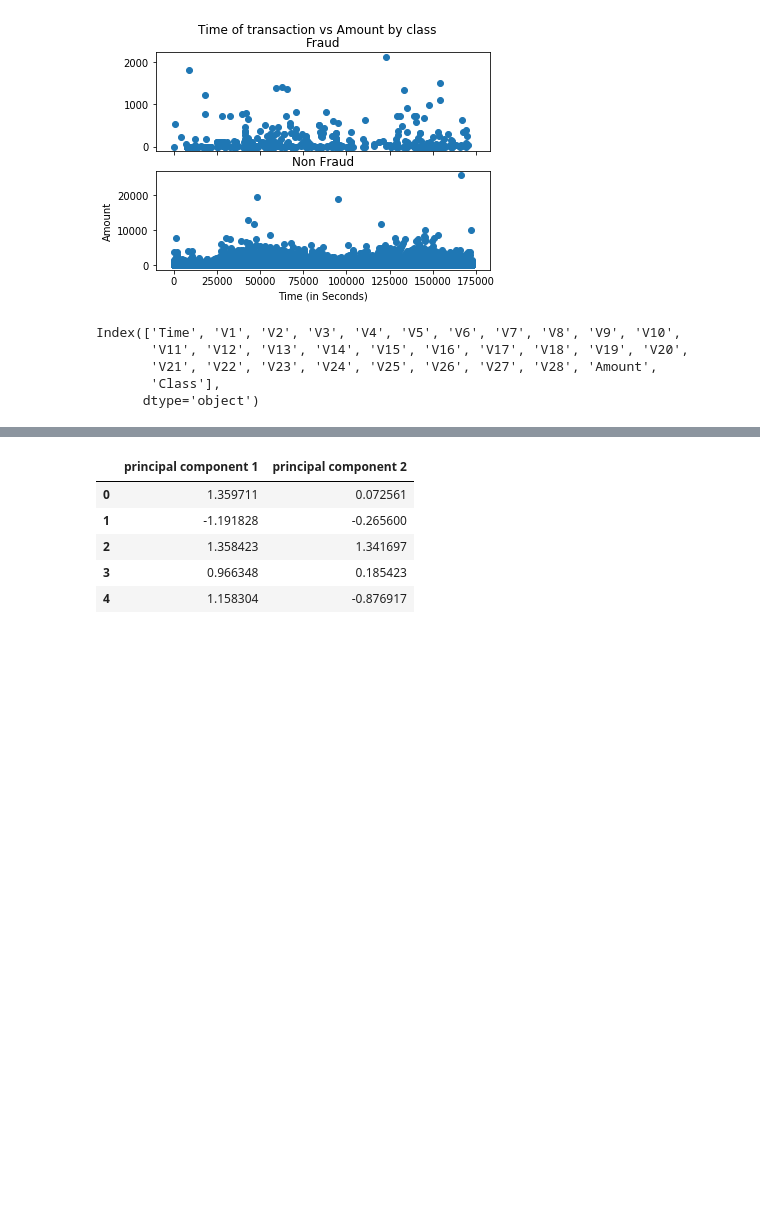
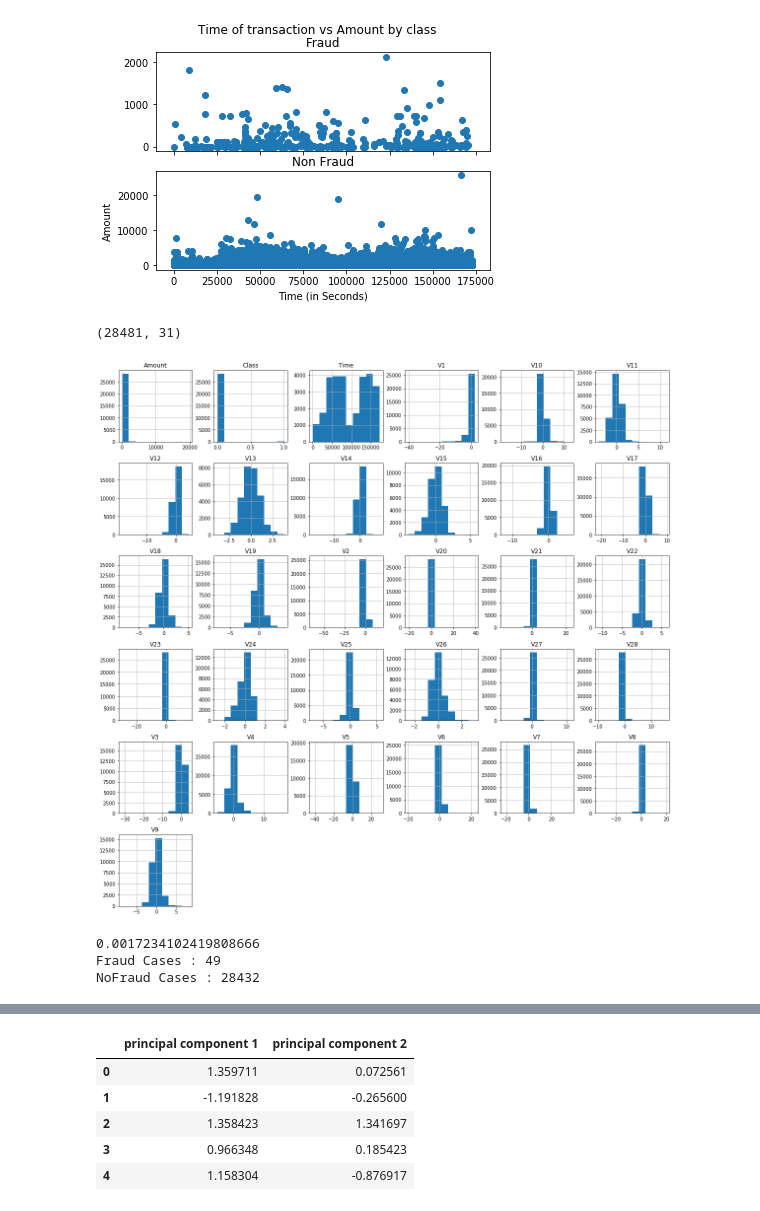
Before and after one commit to bukhbayar/capstone-finance, a Jupyter notebook: notebooks/1.0-credit-card-fraud.ipynb, the cells around one changed output, grey strips where cells are left out. Cells and saved outputs as stored; diff of their text form; code cells hidden in the pictures; blank space fills up the shorter version.

```diff
--- a/notebooks/1.0-credit-card-fraud.ipynb
+++ b/notebooks/1.0-credit-card-fraud.ipynb
@@ -148,11 +152,26 @@ plt.ylabel('Amount')
 plt.show()
 # %% [output]
 [figure]
-# %%
-df.columns
-# %% [output]
-Index(['Time', 'V1', 'V2', 'V3', 'V4', 'V5', 'V6', 'V7', 'V8', 'V9', 'V10',
-       'V11', 'V12', 'V13', 'V14', 'V15', 'V16', 'V17', 'V18', 'V19', 'V20',
-       'V21', 'V22', 'V23', 'V24', 'V25', 'V26', 'V27', 'V28', 'Amount',
-       'Class'],
-      dtype='object')
+# %%
+df_sample = df.sample(frac = 0.1, random_state=1)
+df_sample.shape
+# %% [output]
+(28481, 31)
+# %%
+df_sample.hist(figsize=(20,20))
+plt.show()
+# %% [output]
+[figure, added]
+# %%
+df_fraud_sample = df_sample[df_sample['Class']==1]
+df_nonfraud_sample = df_sample[df_sample['Class']==0]
+
+outlier_fraction = len(df_fraud_sample)/float(len(df_nonfraud_sample))
+
+print(outlier_fraction)
+print("Fraud Cases : {}".format(len(df_fraud_sample)))
+print("NoFraud Cases : {}".format(len(df_nonfraud_sample)))
+# %% [output]
+0.0017234102419808666
+Fraud Cases : 49
+NoFraud Cases : 28432
```
Also changed, not shown: parts of 4 cells of this notebook, 1 other file.
